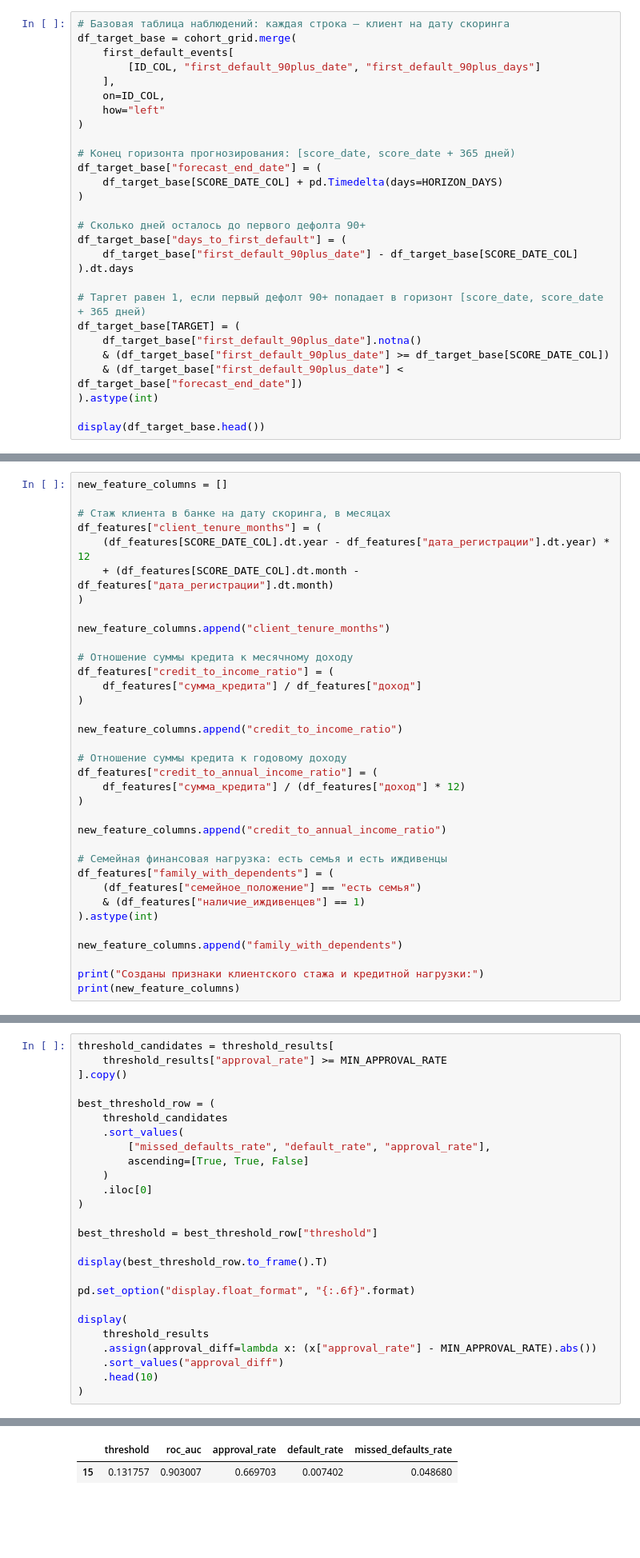
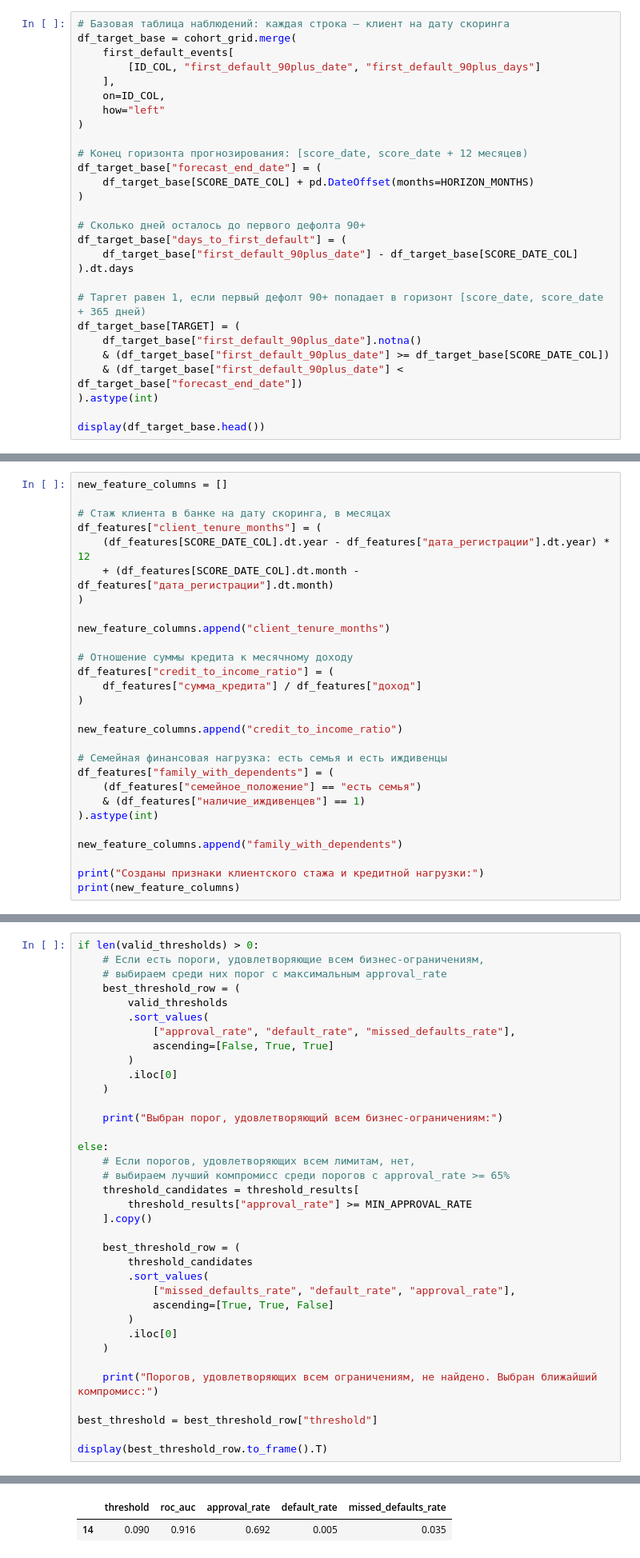
Before and after one commit to 2Myaka2/DataScience_projects, a Jupyter notebook: pr3_fixed.ipynb, the cells around one changed output, grey strips where cells are left out. Shown at 80% size. Drawn from its saved outputs; the diff is of its cells as text; blank space fills up the shorter version.

```diff
--- a/pr3_RF.ipynb
+++ b/pr3_fixed.ipynb
@@ -820,9 +952,9 @@ df_target_base = cohort_grid.merge(
     how="left"
 )
 
-# Конец горизонта прогнозирования: [score_date, score_date + 365 дней)
+# Конец горизонта прогнозирования: [score_date, score_date + 12 месяцев)
 df_target_base["forecast_end_date"] = (
-    df_target_base[SCORE_DATE_COL] + pd.Timedelta(days=HORIZON_DAYS)
+    df_target_base[SCORE_DATE_COL] + pd.DateOffset(months=HORIZON_MONTHS)
 )
 
 # Сколько дней осталось до первого дефолта 90+
@@ -1338,13 +1519,6 @@ df_features["credit_to_income_ratio"] = (
 
 new_feature_columns.append("credit_to_income_ratio")
 
-# Отношение суммы кредита к годовому доходу
-df_features["credit_to_annual_income_ratio"] = (
-    df_features["сумма_кредита"] / (df_features["доход"] * 12)
-)
-
-new_feature_columns.append("credit_to_annual_income_ratio")
-
 # Семейная финансовая нагрузка: есть семья и есть иждивенцы
 df_features["family_with_dependents"] = (
     (df_features["семейное_положение"] == "есть семья")
@@ -2896,27 +3645,37 @@ display(valid_thresholds)
 # %%
-threshold_candidates = threshold_results[
-    threshold_results["approval_rate"] >= MIN_APPROVAL_RATE
-].copy()
+if len(valid_thresholds) > 0:
+    # Если есть пороги, удовлетворяющие всем бизнес-ограничениям,
+    # выбираем среди них порог с максимальным approval_rate
+    best_threshold_row = (
+        valid_thresholds
+        .sort_values(
+            ["approval_rate", "default_rate", "missed_defaults_rate"],
+            ascending=[False, True, True]
+        )
+        .iloc[0]
+    )
 
-best_threshold_row = (
-    threshold_candidates
-    .sort_values(
-        ["missed_defaults_rate", "default_rate", "approval_rate"],
-        ascending=[True, True, False]
+    print("Выбран порог, удовлетворяющий всем бизнес-ограничениям:")
+
+else:
+    # Если порогов, удовлетворяющих всем лимитам, нет,
+    # выбираем лучший компромисс среди порогов с approval_rate >= 65%
+    threshold_candidates = threshold_results[
+        threshold_results["approval_rate"] >= MIN_APPROVAL_RATE
+    ].copy()
+
+    best_threshold_row = (
+        threshold_candidates
+        .sort_values(
+            ["missed_defaults_rate", "default_rate", "approval_rate"],
+            ascending=[True, True, False]
+        )
+        .iloc[0]
     )
-    .iloc[0]
-)
+
+    print("Порогов, удовлетворяющих всем ограничениям, не найдено. Выбран ближайший компромисс:")
 
 best_threshold = best_threshold_row["threshold"]
 
 display(best_threshold_row.to_frame().T)
-
-pd.set_option("display.float_format", "{:.6f}".format)
-
-display(
-    threshold_results
-    .assign(approval_diff=lambda x: (x["approval_rate"] - MIN_APPROVAL_RATE).abs())
-    .sort_values("approval_diff")
-    .head(10)
-)
 # %% [output]
@@ -2923,2 +3683,2 @@ display(
 |  | threshold | roc_auc | approval_rate | default_rate | missed_defaults_rate |
-| 15 | 0.131757 | 0.903007 | 0.669703 | 0.007402 | 0.048680 |
+| 14 | 0.090 | 0.916 | 0.692 | 0.005 | 0.035 |
```
Also changed, not shown: parts of 116 cells of this notebook, 2 other files.
